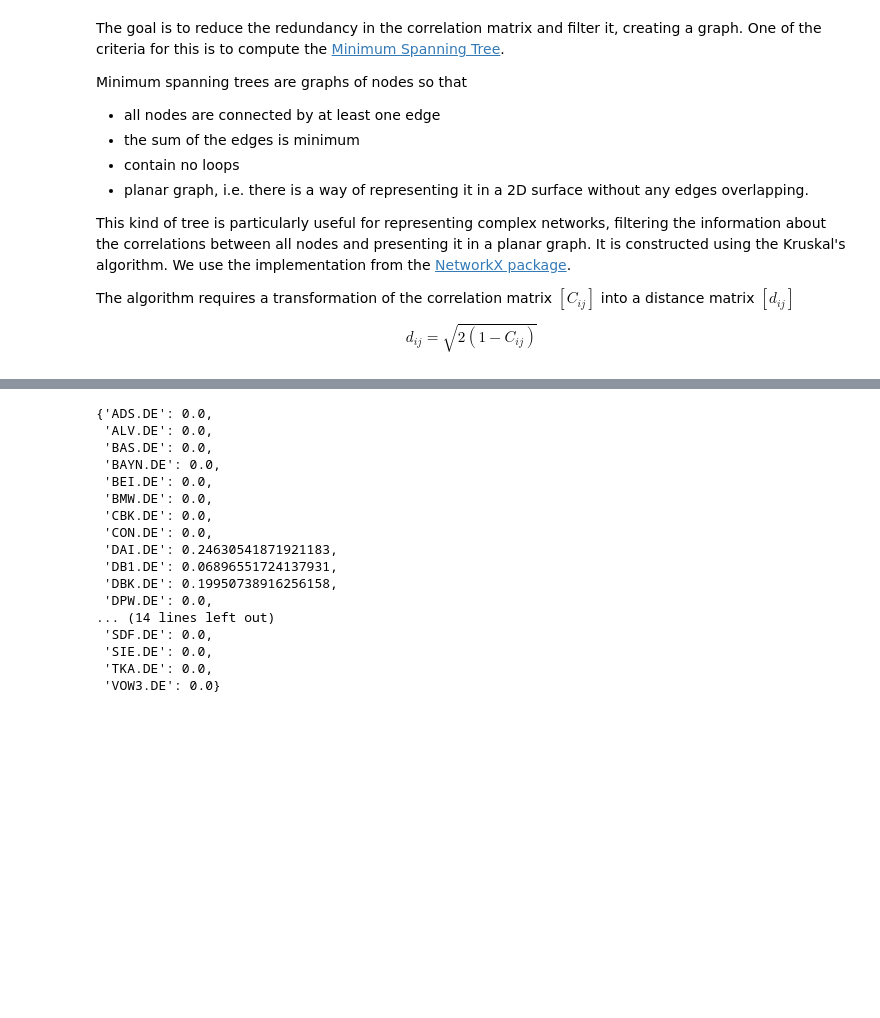
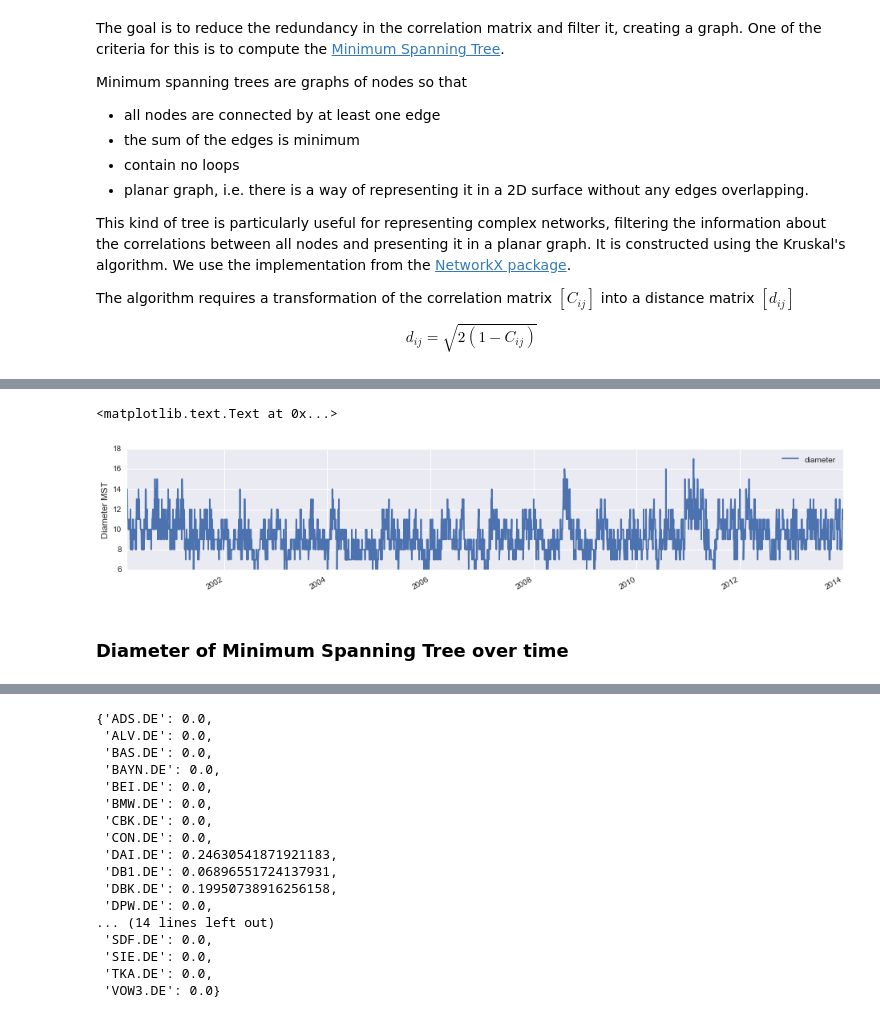
Before and after one commit to mvaz/PyData2014-Berlin, a Jupyter notebook: DAX30 Network.ipynb, the cells around one changed output, grey strips where cells are left out. Saved outputs shown, nothing was run; the diff lists cells and outputs as text; code cells hidden in the pictures; blank space fills up the shorter version.

```diff
--- a/DAX30 Network.ipynb
+++ b/DAX30 Network.ipynb
@@ -194,12 +204,29 @@ from IPython.html import widgets
 widgetforcelayout.publish_js()
 # %% [output]
 [interactive output not drawn]
+# %%
+mst = construct_mst(df)
+
+def add_info(g, key, pds):
+    new_attributes = map( lambda x: (x[0], x[1].decode('utf8')), filter(lambda i: g.has_node(i[0]), pds.iteritems()))
+    nx.set_node_attributes(g, key, dict(new_attributes))
+
+
+add_info(mst, 'group', dax_info['Prime Standard industry group'])
+add_info(mst, 'label', dax_info.Company)
+
+# fig =plt.figure()
+# nx.dr aw_graphviz(mst, labels=)
+# import mpld3
+# fig_d3 = mpld3.display(fig)
+# display(fig_d3)
+# nx.draw_graphviz(mst, font_size=9, font_color='b', node_color='white', labels=dict(map( lambda x: (x[0], x[1].decode('utf8')), filter(lambda i: mst.has_node(i[0]), dax_info.Company.iteritems()))))
 # %%
 def construct_dateslider(ds, callback=None):
     _time = pd.TimeSeries(ds.time_axis()) #.reindex()
 
     int_range = widgets.IntSliderWidget(min=100, max=_time.last_valid_index(), value=100, readout=False)
-    int_range.set_css({'width': '500'})
+    int_range.set_css({'width': '900'})
 
     text_area = widgets.LatexWidget()
 
@@ -226,13 +253,13 @@ def construct_dateslider(ds, callback=None):
 #     date_container.set_css('border', '3px dotted grey')
     return date_container
 # %%
+widgetforcelayout.publish_js()
 figure()
 source, names = to_data_source(df)
 bk  = corrplot(source, names)
 
-graph_widget = widgetforcelayout.GraphWidget(height=500, width=600, link_distance=10, charge=-330)
-# graph_widget = widgets.HTMLWidget()
-
+graph_widget = widgetforcelayout.GraphWidget(height=500, width=600, link_distance=10, charge=-330,
+                                             color_domain=dax_info['Prime Standard industry group'].unique().tolist())
 
 bokeh_widget= widgets.HTMLWidget()
 bokeh_widget.value = notebook_div(curplot())
@@ -242,23 +269,31 @@ corr_container = widgets.ContainerWidget(children=[graph_widget, bokeh_widget])
 
 
 import time
-def callback(datevalue):
+def update_matrix_mst(datevalue):
     _df = ds.get_at(datevalue)
     _source, _names = to_data_source(_df)
     bk  = corrplot(_source, _names)
     time.sleep(0.01)
 
     bokeh_widget.value = notebook_div(curplot())
-    currently_valid_graph = construct_mst(_df)
+    _mst = construct_mst(_df)
+    add_info(_mst, 'group', dax_info['Prime Standard industry group'])
+    add_info(_mst, 'label', dax_info.Company)
+
     time.sleep(0.01)
-    graph_widget.set_graph(currently_valid_graph)
+    graph_widget.set_graph(_mst)
 
-date_container = construct_dateslider(ds, callback=callback)
+date_container = construct_dateslider(ds, callback=update_matrix_mst)
 date_container.msg_throttle = 1
 
-container = widgets.ContainerWidget( children=[corr_container, date_container] )
+mst_title = widgets.HTMLWidget()
+mst_title.value='<h3>Minimum Spanning Tree</h3>'
+
+container = widgets.ContainerWidget( children=[mst_title, corr_container, date_container] )
 
 
+
+# display(mst_title)
 display(container)
 
 date_container.remove_class('vbox')
@@ -266,3 +301,7 @@ date_container.add_class('hbox')
 
 corr_container.remove_class('vbox')
 corr_container.add_class('hbox')
+
+mst_stats.plot(figsize=(16,3))
+plt.ylabel('Diameter MST')
+# %% [output]
@@ -269,2 +309,6 @@ corr_container.add_class('hbox')
+<matplotlib.text.Text at 0x...>
+[figure, added]
+# %% [markdown]
+### Diameter of Minimum Spanning Tree over time
 # %%
 %%time
```
Also changed, not shown: parts of 31 cells of this notebook, 2 other files.
